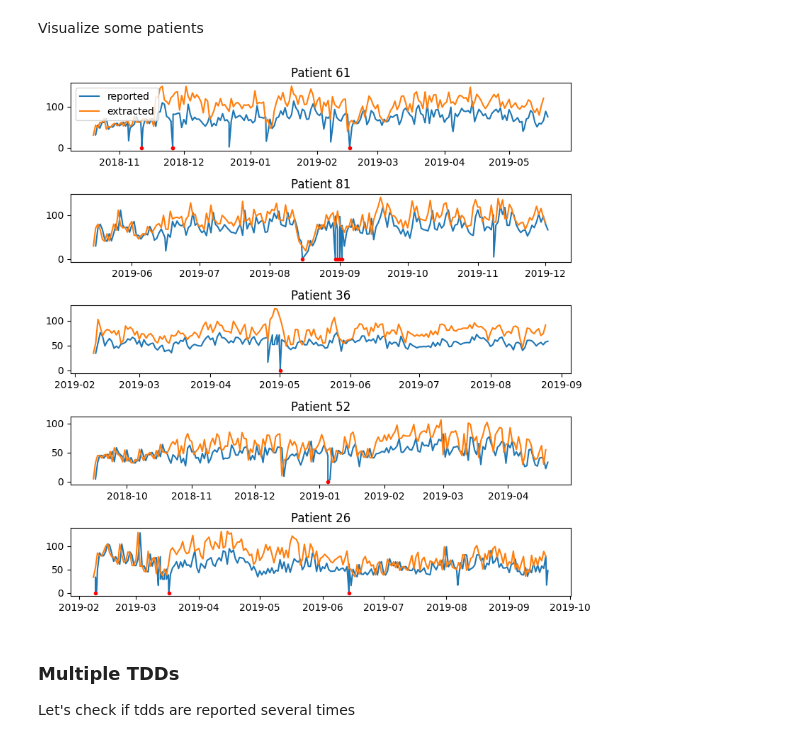
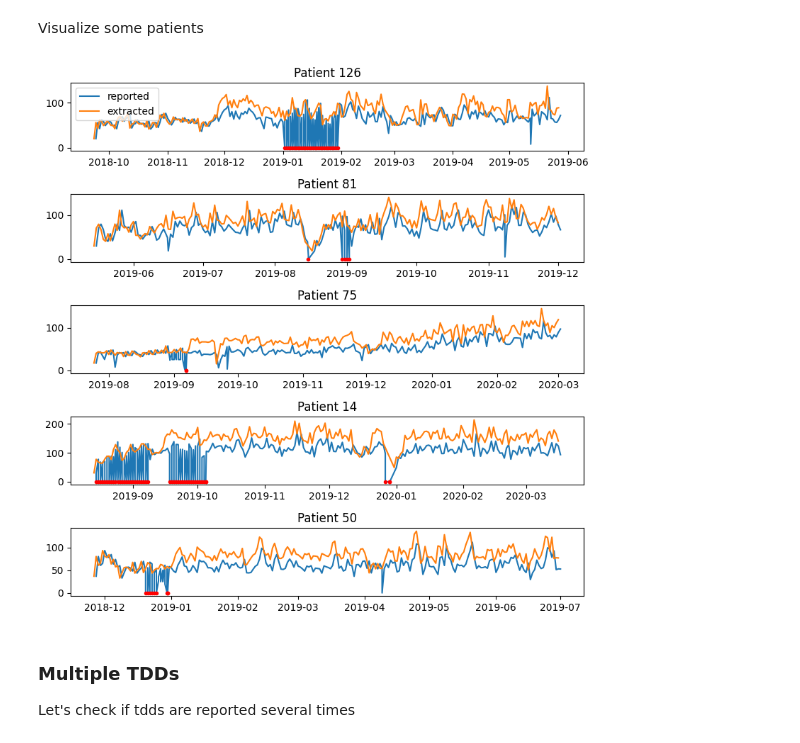
Before and after one commit to nudgebg/egvinsulin, a Jupyter notebook: notebooks/understand-flair-dataset/2024-07-12 - Understanding TDD Discrepancies in Flair Data.ipynb, the cells around one changed output. Saved outputs shown, nothing was run; the diff lists cells and outputs as text; code cells hidden in the pictures.

```diff
--- a/notebooks/understand-flair-dataset/2024-07-12 - Understanding TDD Discrepancies in Flair Data.ipynb
+++ b/notebooks/understand-flair-dataset/2024-07-12 - Understanding TDD Discrepancies in Flair Data.ipynb
@@ -193,7 +193,11 @@ patient_ids = [85,27,83,   18,77,104,  56,57,108,  53,93,99]
 
 fig, axs = plt.subplots(4, 3, figsize=(6, 5)); axs = axs.flatten()
 for i, patient_id in enumerate(patient_ids):
-    TDDs.loc[str(patient_id)].plot.scatter(x='tdd_reported', y='bolus', c=range(len(TDDs.loc[str(patient_id)])), cmap='coolwarm', marker='.', ax=axs[i])
+    axs[i].scatter(x=TDDs.loc[str(patient_id)].tdd_reported,
+                y=TDDs.loc[str(patient_id)].bolus,
+                c=range(len(TDDs.loc[str(patient_id)])),
+                marker='.', cmap=plt.get_cmap('coolwarm'))
+
     axs[i].set_title(f'Patient {patient_id}')
     #unity line
     axs[i].plot(axs[i].get_xlim(), axs[i].get_xlim(), ls="--", c=".3")
@@ -427,26 +433,26 @@ Visualize some patients
 # %%
 #get affected patients
 tdd_zero = TDDs.loc[TDDs.tdd_reported == 0]
 patients_with_tdd_zero = tdd_zero.index.get_level_values('patient_id').unique().astype(int)
 
 # Select all patients with TDD zero
-fig, axs = plt.subplots(5, 1, figsize=(8, 8))
+fig, axs = plt.subplots(5, 1, figsize=(8, 8));
 
 for i, patient in enumerate(np.random.choice(patients_with_tdd_zero, 5)):
     temp = flair.df_pump.loc[(flair.df_pump.PtID == patient)].dropna(subset=['TDD'])
     bZero = temp.TDD == 0
-    axs[i].plot(temp.DateTime, temp.TDD, label='reported')
-    axs[i].plot(temp.DateTime[bZero], temp.TDD[bZero], 'r.')
+    axs[i].plot(temp.DateTime.values, temp.TDD.values, label='reported')
+    axs[i].plot(temp.DateTime[bZero].values, temp.TDD[bZero].values, 'r.')
 
     temp2 = TDDs.loc[str(patient)].reset_index()
-    axs[i].plot(temp2.date, temp2.bolus_wo_dups + temp2.basal, label='extracted')
+    axs[i].plot(temp2.date.values, temp2.bolus_wo_dups.values + temp2.basal.values, label='extracted')
     axs[i].set_title(f"Patient {patient}")
 
 axs[0].legend()
 plt.tight_layout()
 plt.show()
 # %% [output]
-[figure, old version]
+[figure, new version]
 # %% [markdown]
 ### Multiple TDDs
 Let's check if tdds are reported several times
```
Also changed, not shown: parts of 37 cells of this notebook.
